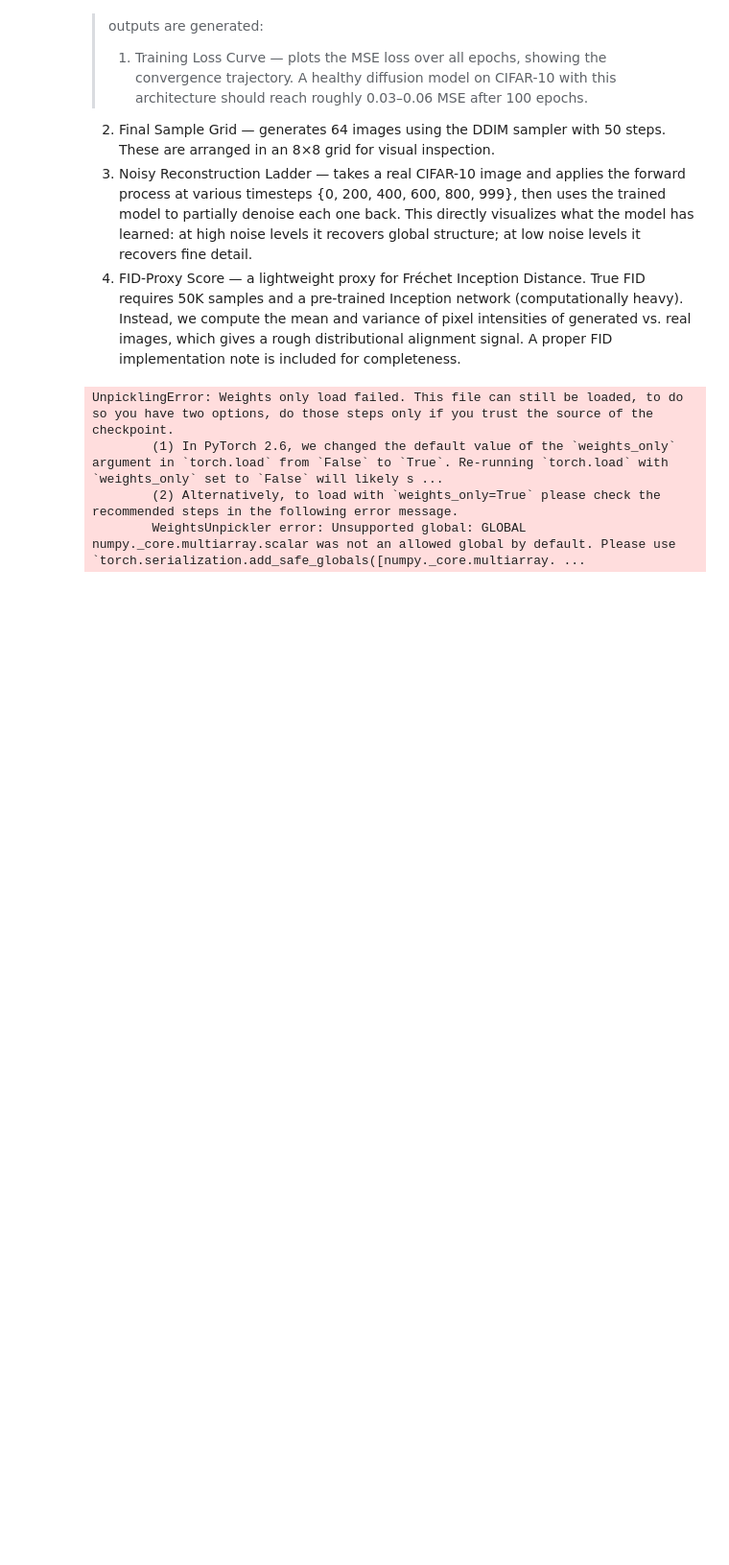
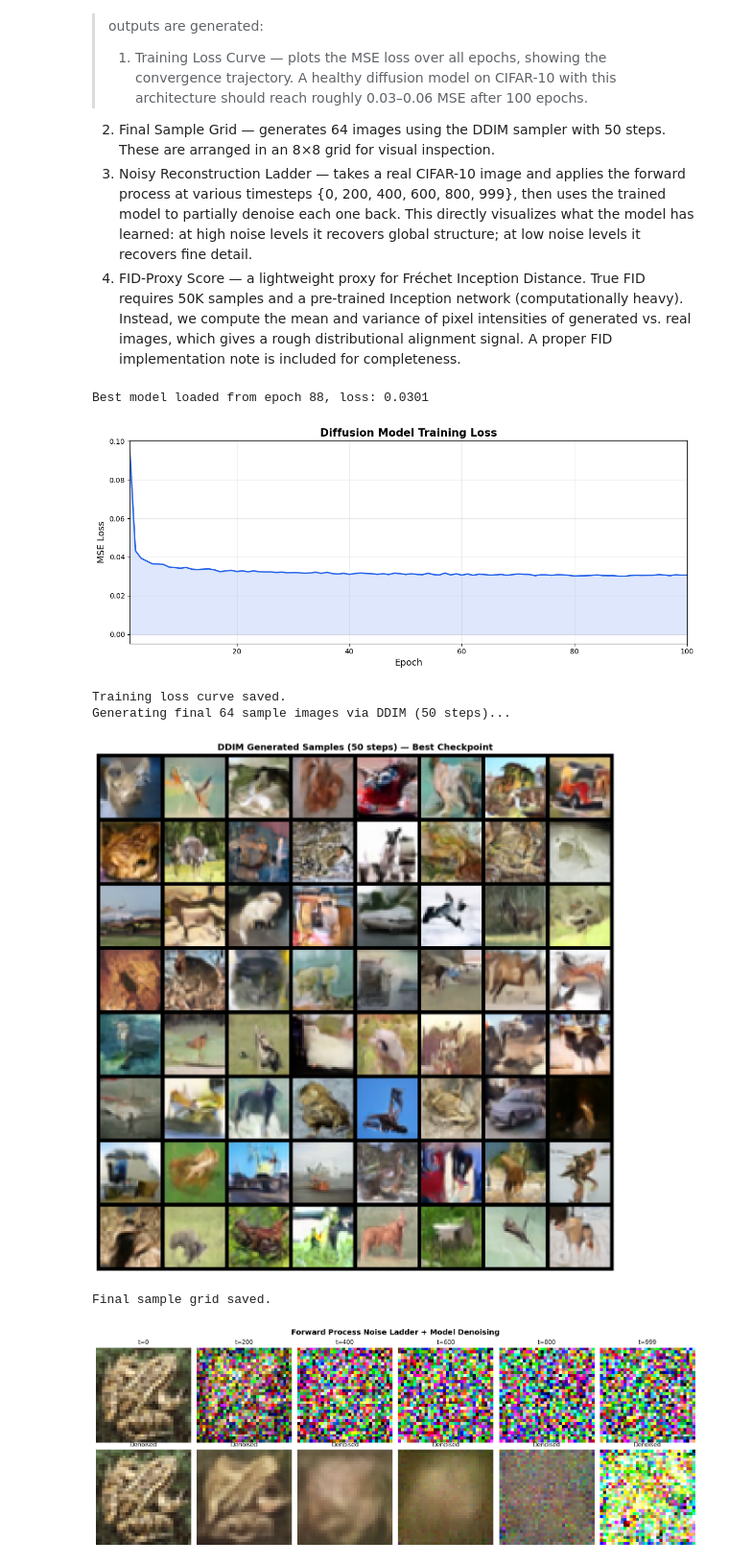
Before and after one commit to NadeemAhmad3/Diffusion_Model, a Jupyter notebook: LDM.ipynb, the cells around one changed output. Shown at 96% size. Saved outputs shown, nothing was run; the diff lists cells and outputs as text; code cells hidden in the pictures; blank space fills up the shorter version.

Commit message:
Kaggle Notebook | diffusion_model | Version 2

```diff
--- a/LDM.ipynb
+++ b/LDM.ipynb
@@ -440,7 +440,12 @@ Sample grid saved for epoch 10
 3. Noisy Reconstruction Ladder — takes a real CIFAR-10 image and applies the forward process at various timesteps {0, 200, 400, 600, 800, 999}, then uses the trained model to partially denoise each one back. This directly visualizes what the model has learned: at high noise levels it recovers global structure; at low noise levels it recovers fine detail.
 4. FID-Proxy Score — a lightweight proxy for Fréchet Inception Distance. True FID requires 50K samples and a pre-trained Inception network (computationally heavy). Instead, we compute the mean and variance of pixel intensities of generated vs. real images, which gives a rough distributional alignment signal. A proper FID implementation note is included for completeness.
 # %%
-ckpt = torch.load("/kaggle/working/checkpoints/best_model.pt", map_location=DEVICE)
+import torch.serialization
+import numpy
+
+torch.serialization.add_safe_globals([numpy._core.multiarray.scalar])
+
+ckpt = torch.load("/kaggle/working/checkpoints/best_model.pt", map_location=DEVICE, weights_only=False)
 model.load_state_dict(ckpt["model_state"])
 model.eval()
 print(f"Best model loaded from epoch {ckpt['epoch']+1}, loss: {ckpt['loss']:.4f}")
@@ -544,34 +549,37 @@ axes[0].set_xticklabels(channels_names)
 axes[0].set_ylabel("Mean Pixel Intensity")
 axes[0].set_title("Channel Mean Comparison")
 axes[0].legend()
 axes[0].grid(True, alpha=0.3)
 
 axes[1].bar(x_pos - w/2, real_std.numpy(), w, label="Real", color="#16A34A", alpha=0.85)
 axes[1].bar(x_pos + w/2, gen_std.numpy(), w, label="Generated", color="#DC2626", alpha=0.85)
 axes[1].set_xticks(x_pos)
 axes[1].set_xticklabels(channels_names)
 axes[1].set_ylabel("Std Dev of Pixel Intensity")
 axes[1].set_title("Channel Std Dev Comparison")
 axes[1].legend()
 axes[1].grid(True, alpha=0.3)
 
 fig.suptitle("Real vs Generated Distribution Alignment (Pixel Statistics Proxy)", fontsize=13, fontweight="bold")
 plt.tight_layout()
 plt.savefig("/kaggle/working/distribution_alignment.png", dpi=150, bbox_inches="tight")
 plt.show()
 
 print("\n===== FINAL EVALUATION SUMMARY =====")
 for i, ch in enumerate(channels_names):
     print(f"{ch} | Real mean: {real_mean[i]:.4f}, Gen mean: {gen_mean[i]:.4f} | "
           f"Real std: {real_std[i]:.4f}, Gen std: {gen_std[i]:.4f}")
 
 print(f"\nBest training loss: {best_loss:.4f}")
 print(f"Final training loss: {train_losses[-1]:.4f}")
 print(f"Inference: {DDIM_STEPS} DDIM steps (vs 1000 DDPM) = {TOTAL_TIMESTEPS//DDIM_STEPS}x speedup")
 print(f"Total samples generated: 64 (grid) + 512 (eval) = 576")
 print("=====================================")
 # %% [output]
-UnpicklingError: Weights only load failed. This file can still be loaded, to do so you have two options, do those steps only if you trust the source of the checkpoint.
-        (1) In PyTorch 2.6, we changed the default value of the `weights_only` argument in `torch.load` from `False` to `True`. Re-running `torch.load` with `weights_only` set to `False` will likely s ...
-        (2) Alternatively, to load with `weights_only=True` please check the recommended steps in the following error message.
-        WeightsUnpickler error: Unsupported global: GLOBAL numpy._core.multiarray.scalar was not an allowed global by default. Please use `torch.serialization.add_safe_globals([numpy._core.multiarray. ...
+Best model loaded from epoch 88, loss: 0.0301
+[figure, added]
+Training loss curve saved.
+Generating final 64 sample images via DDIM (50 steps)...
+[figure, added]
+Final sample grid saved.
+[figure, added]
```
Also changed, not shown: parts of 1 cell of this notebook.
